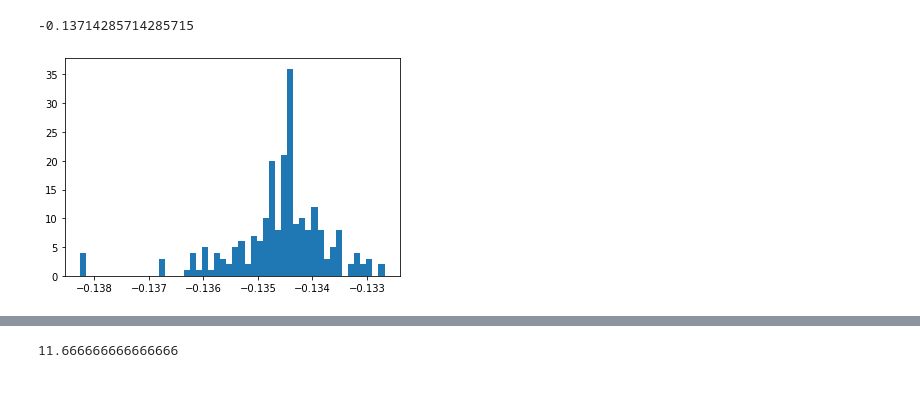
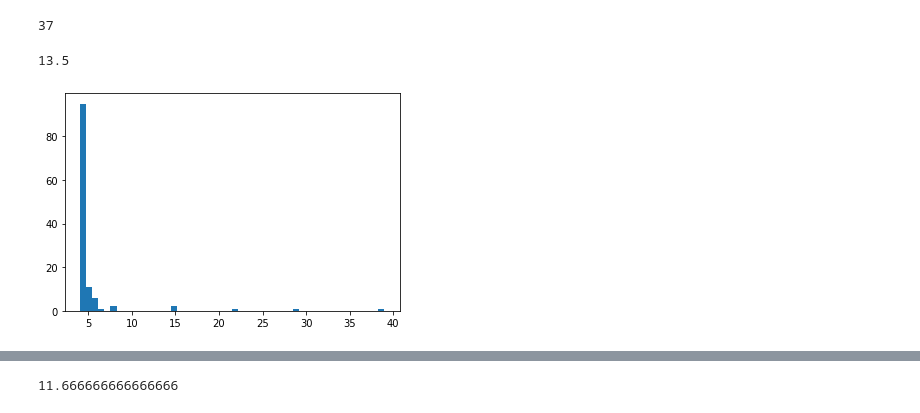
Before and after one commit to PaulTwine/TripleLines.github.io, a Jupyter notebook: DataCollection.ipynb, the cells around one changed output, grey strips where cells are left out. Saved outputs shown, nothing was run; the diff lists cells and outputs as text; code cells hidden in the pictures.

```diff
--- a/DataCollection.ipynb
+++ b/DataCollection.ipynb
@@ -8,26 +9,33 @@ import matplotlib.pyplot as plt
 # %%
-##File format TripleLineNumber, Triple Line, Equivalent Triples Lines, Energy, Radius, Number Of Atoms
+##File format Tripleline ID, Tripleline Centre, TJ Energy, Radius, TJ Atoms
+##GBEnergy, GBAtoms
 strDirectory = '/home/paul/csf3_scratch/TripleLines/data'
 lstE = []
-print(-3.36/(2*12.25))
-# %% [output]
--0.13714285714285715
 # %%
 lstE = []
 lstN = []
+lstR = []
 for j in range(1,21):
     strFileName = strDirectory + str(j) + '/summary.data' + str(j)
-    lstE.extend(np.loadtxt(strFileName,usecols=-3, delimiter= ','))
-    lstN.extend(np.loadtxt(strFileName,usecols=-1, delimiter= ','))
+    lstE.extend(np.loadtxt(strFileName,usecols=2, delimiter= ','))
+    lstN.extend(np.loadtxt(strFileName,usecols=5, delimiter= ','))
+    lstR.extend(np.loadtxt(strFileName,usecols=3, delimiter= ','))
+np.argmax(lstR)
+# %% [output]
+37
 # %%
 lstMeanE = []
 for j in range(len(lstE)):
     if lstN[j] !=0:
-        lstMeanE.append(lstE[j]/lstN[j])
+        lstMeanE.append(lstE[j]-lstN[j])
+np.argmax(lstR)
+81/6
+# %% [output]
+13.5
 # %%
-plt.hist(lstMeanE,bins =50);
+plt.hist(lstR,bins =50);
 # %% [output]
-[figure, old version]
+[figure, new version]
 # %%
 lstR =[]
 for j in range(1,7):
```
Also changed, not shown: parts of 3 cells of this notebook, 5 other files.
